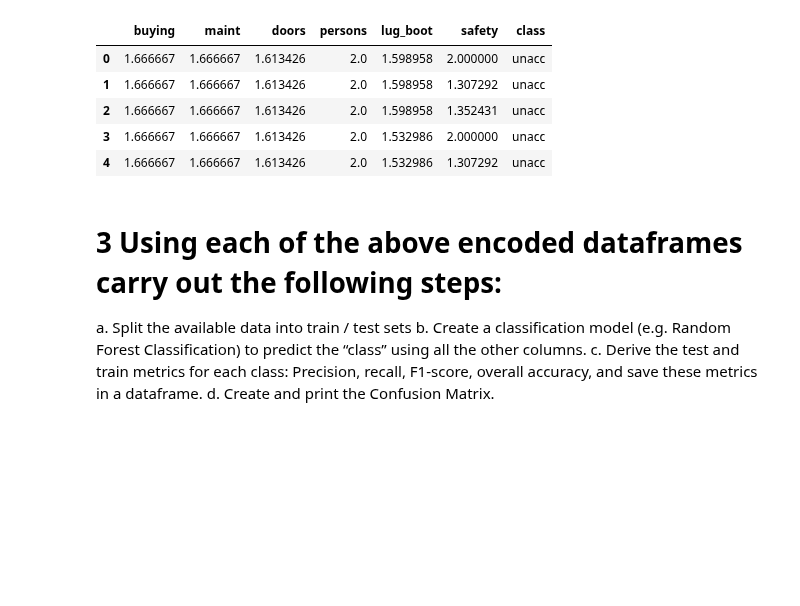
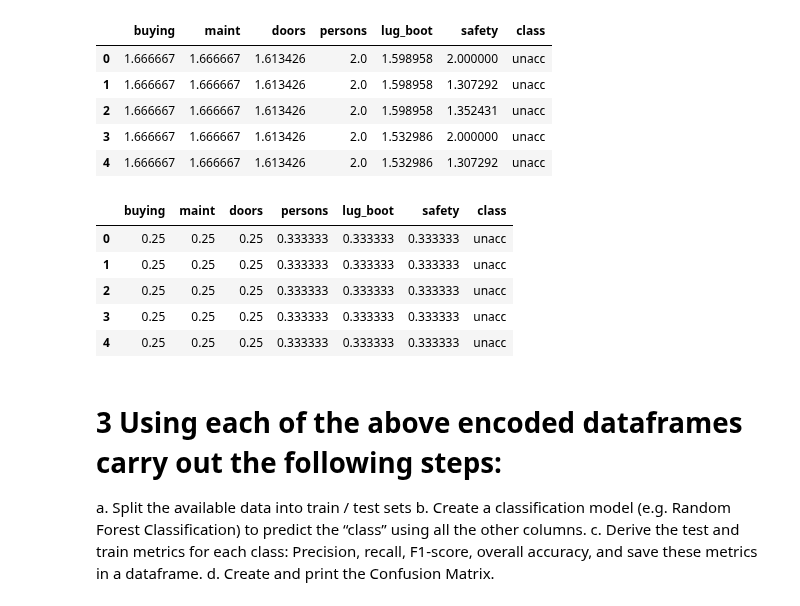
Before and after one commit to ruksad/descriptive-stats, a Jupyter notebook: lectures/32_12april_weekend/feature_encoding/feature-encoding.ipynb, the cells around one changed output. Cells and saved outputs as stored; diff of their text form; code cells hidden in the pictures; blank space fills up the shorter version.

Commit message:
consolidated summary for each method

```diff
--- a/lectures/32_12april_weekend/feature_encoding/feature-encoding.ipynb
+++ b/lectures/32_12april_weekend/feature_encoding/feature-encoding.ipynb
@@ -130,6 +130,18 @@ encoded_data_target.head()
 | 2 | 1.666667 | 1.666667 | 1.613426 | 2.0 | 1.598958 | 1.352431 | unacc |
 | 3 | 1.666667 | 1.666667 | 1.613426 | 2.0 | 1.532986 | 2.000000 | unacc |
 | 4 | 1.666667 | 1.666667 | 1.613426 | 2.0 | 1.532986 | 1.307292 | unacc |
+# %%
+# Example usage:
+encoded_data_frequency = encode_dataframe(data, target_column='class', method='frequency')
+
+encoded_data_frequency.head()
+# %% [output]
+|  | buying | maint | doors | persons | lug_boot | safety | class |
+| 0 | 0.25 | 0.25 | 0.25 | 0.333333 | 0.333333 | 0.333333 | unacc |
+| 1 | 0.25 | 0.25 | 0.25 | 0.333333 | 0.333333 | 0.333333 | unacc |
+| 2 | 0.25 | 0.25 | 0.25 | 0.333333 | 0.333333 | 0.333333 | unacc |
+| 3 | 0.25 | 0.25 | 0.25 | 0.333333 | 0.333333 | 0.333333 | unacc |
+| 4 | 0.25 | 0.25 | 0.25 | 0.333333 | 0.333333 | 0.333333 | unacc |
 # %% [markdown]
 # 3 Using each of the above encoded dataframes carry out the following steps:
 
```
Also changed, not shown: parts of 13 cells of this notebook.
